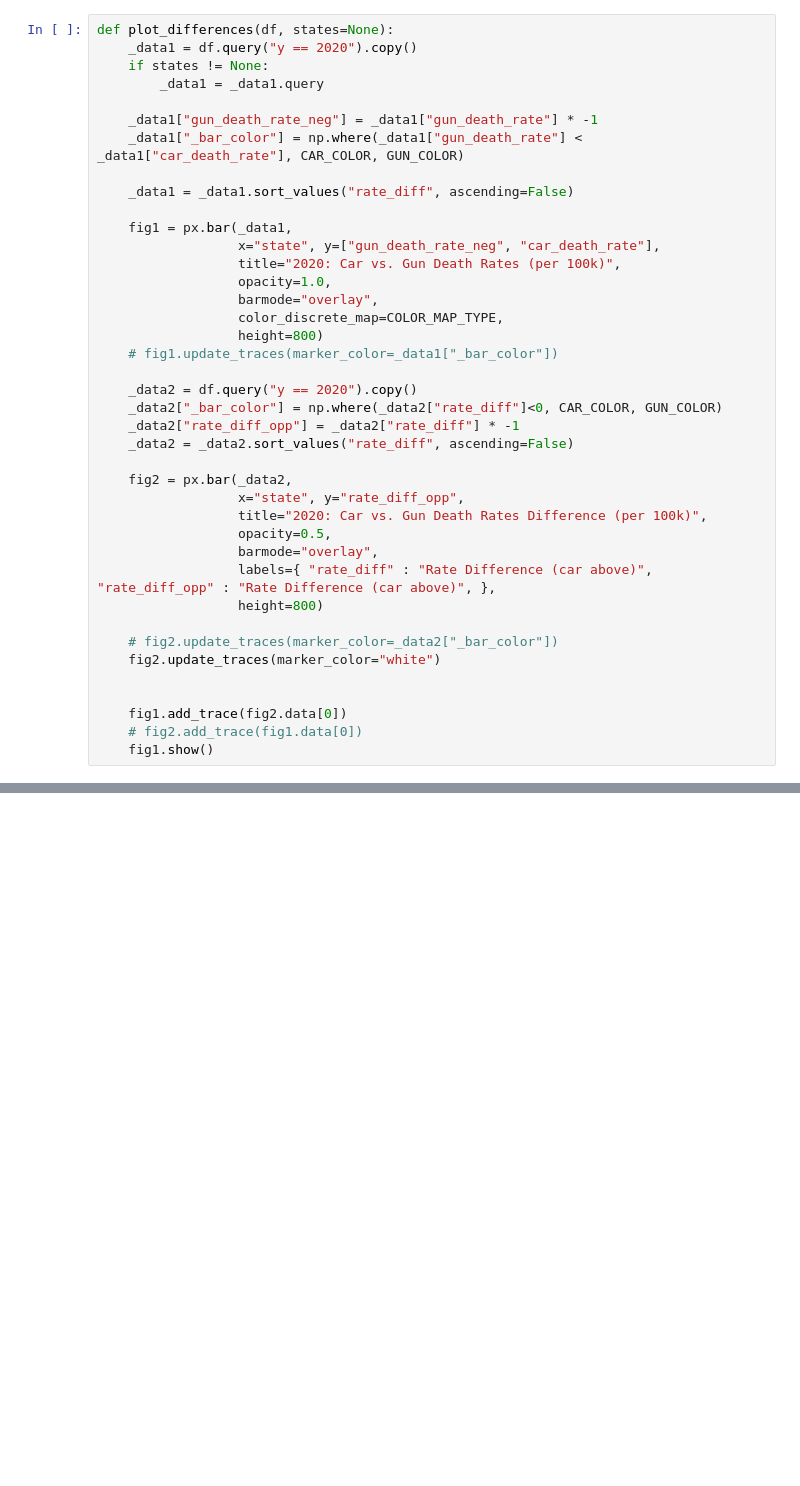
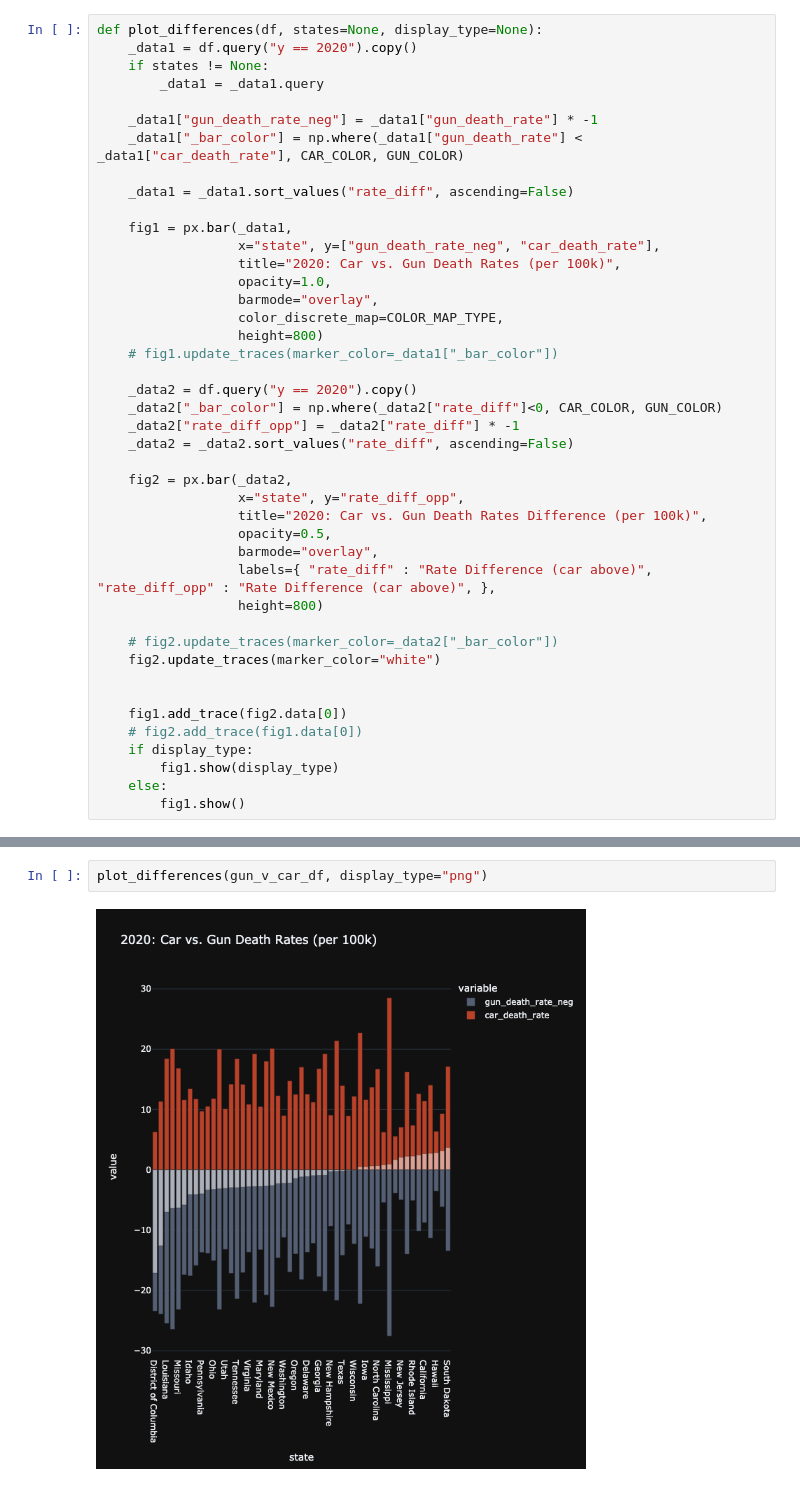
Before and after one commit to bladnman/gun-data, a Jupyter notebook: notebooks/invetigations/guns_vs_cars.ipynb, the cells around one changed output, grey strips where cells are left out. Cells and saved outputs as stored; diff of their text form; blank space fills up the shorter version.

Commit message:
with output type

```diff
--- a/notebooks/invetigations/guns_vs_cars.ipynb
+++ b/notebooks/invetigations/guns_vs_cars.ipynb
@@ -81,7 +81,7 @@ fig.update_traces(marker_color=_data["_bar_color"])
 # %% [output]
 [interactive output not drawn]
 # %%
-def plot_differences(df, states=None):
+def plot_differences(df, states=None, display_type=None):
     _data1 = df.query("y == 2020").copy()
     if states != None:
         _data1 = _data1.query
@@ -119,8 +119,15 @@ def plot_differences(df, states=None):
 
     fig1.add_trace(fig2.data[0])
     # fig2.add_trace(fig1.data[0])
-    fig1.show()
+    if display_type:
+        fig1.show(display_type)
+    else:
+        fig1.show()
 # %%
 plot_differences(gun_v_car_df)
 # %% [output]
 [interactive output not drawn]
+# %%
+plot_differences(gun_v_car_df, display_type="png")
+# %% [output]
+[figure, added]
```
